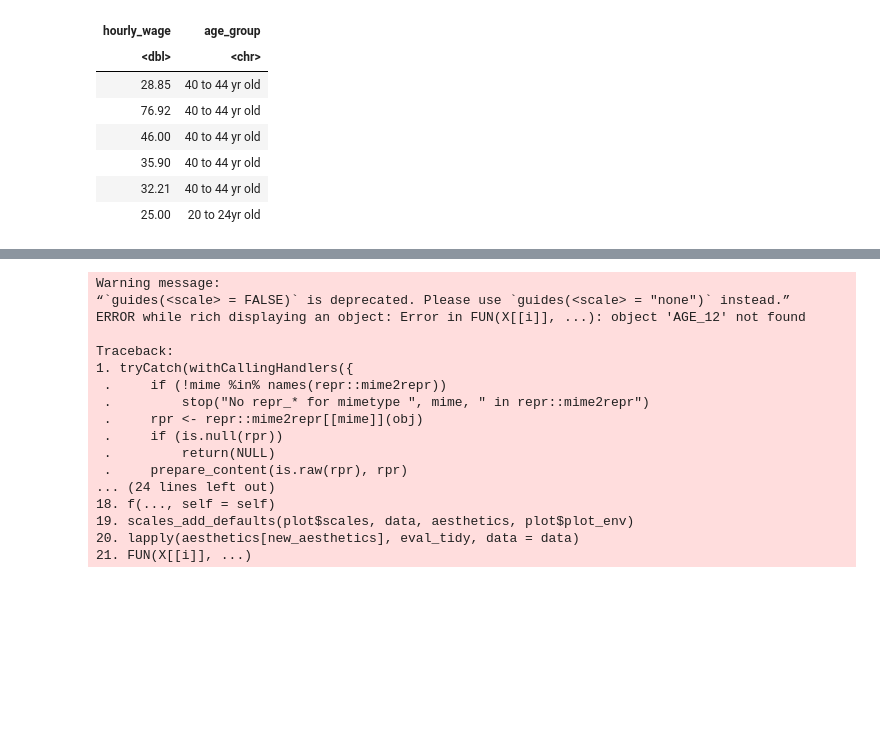
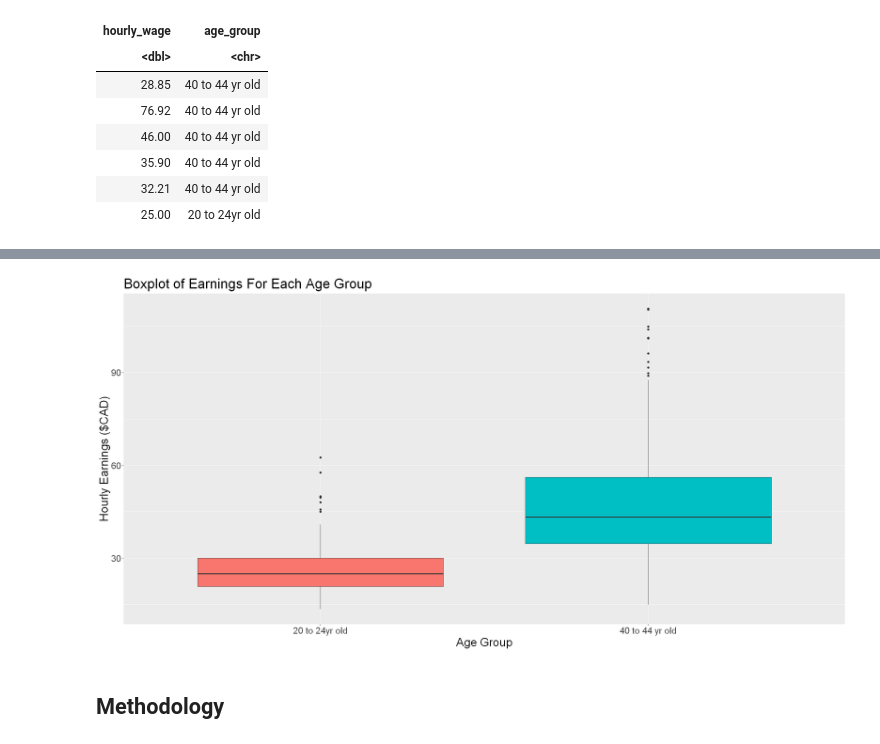
Before and after one commit to GWilliam02/STAT201-Project, a Jupyter notebook: main.ipynb, the cells around one changed output, grey strips where cells are left out. Cells and saved outputs as stored; diff of their text form; code cells hidden in the pictures; blank space fills up the shorter version.

```diff
--- a/main.ipynb
+++ b/main.ipynb
@@ -114,32 +123,15 @@ grid.arrange(plt_residant, plt_nonresidant, ncol=2)
 # %%
-
-
-
 age_vs_wage_boxplots <-
     employment_clean %>%
     ggplot() +
     geom_boxplot(aes(x=age_group, y=hourly_wage, fill = age_group)) +
     theme(text = element_text(size = 22)) +
-    ggtitle("Residant vs Non-residant") +
-    xlab("Residance status") +
-    ylab("Earrings (cents)") +
-    guides(fill = FALSE)
+    ggtitle("Boxplot of Earnings For Each Age Group") +
+    xlab("Age Group") +
+    ylab("Hourly Earnings ($CAD)") +
+    guides(fill = "none")
 age_vs_wage_boxplots
 # %% [output]
-Warning message:
-“`guides(<scale> = FALSE)` is deprecated. Please use `guides(<scale> = "none")` instead.”
-ERROR while rich displaying an object: Error in FUN(X[[i]], ...): object 'AGE_12' not found
-
-Traceback:
-1. tryCatch(withCallingHandlers({
- .     if (!mime %in% names(repr::mime2repr))
- .         stop("No repr_* for mimetype ", mime, " in repr::mime2repr")
- .     rpr <- repr::mime2repr[[mime]](obj)
- .     if (is.null(rpr))
- .         return(NULL)
- .     prepare_content(is.raw(rpr), rpr)
-... (24 lines left out)
-18. f(..., self = self)
-19. scales_add_defaults(plot$scales, data, aesthetics, plot$plot_env)
-20. lapply(aesthetics[new_aesthetics], eval_tidy, data = data)
-21. FUN(X[[i]], ...)
+[figure, added]
+# %% [markdown]
+## Methodology ##
```
Also changed, not shown: parts of 17 cells of this notebook.
